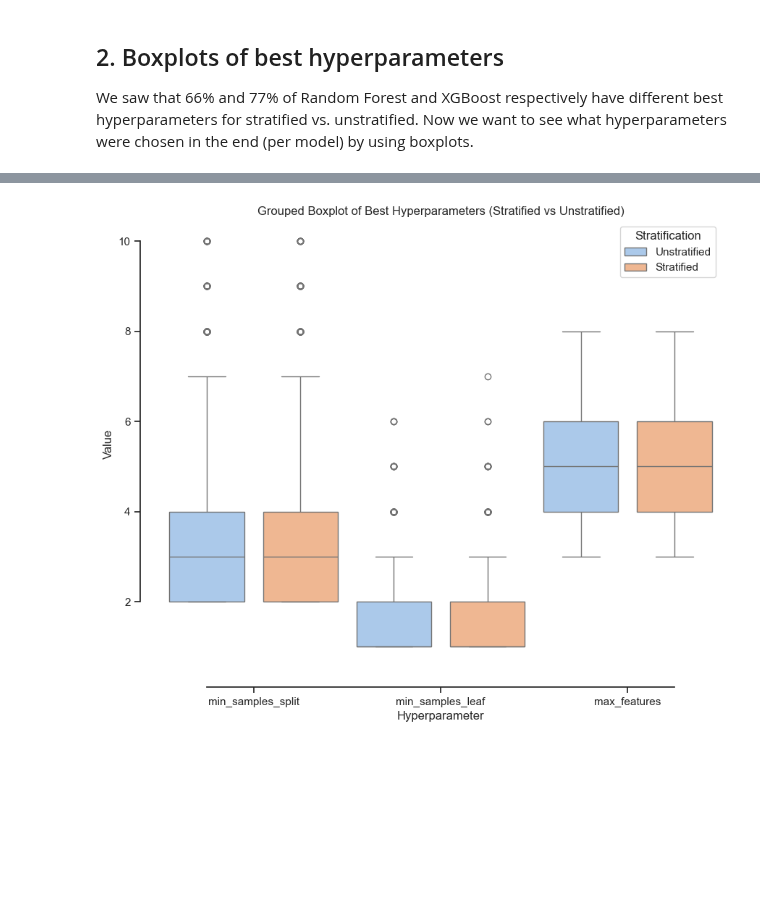
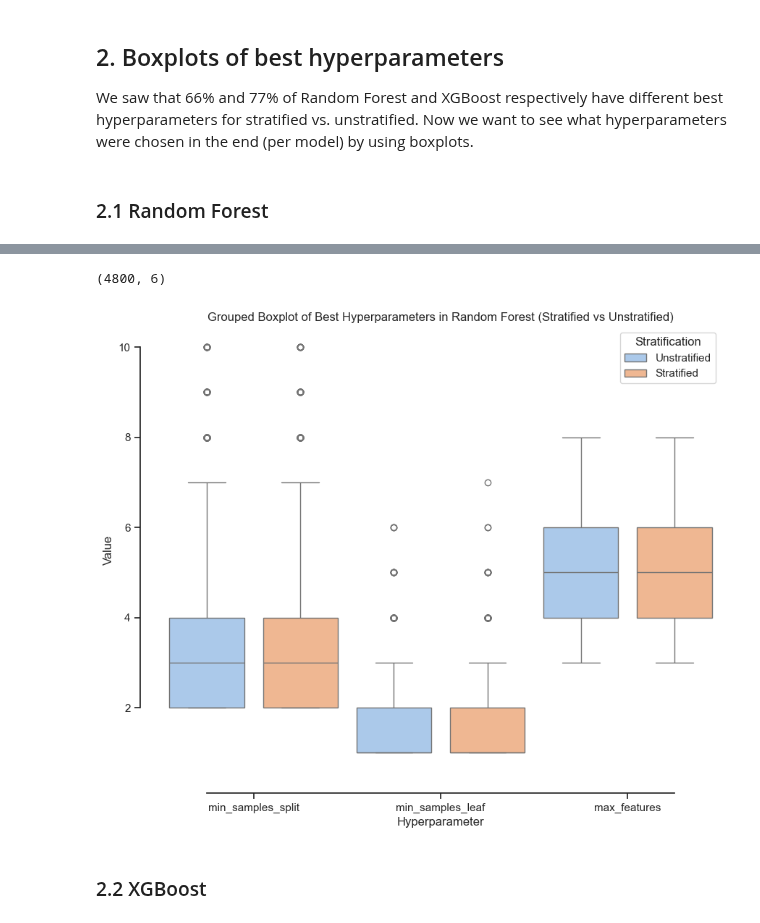
Before and after one commit to annegriddl/slds_stratification, a Jupyter notebook: Simulations/Final_Setup/Evaluation/1_Hyperparameters.ipynb, the cells around one changed output, grey strips where cells are left out. Saved outputs shown, nothing was run; the diff lists cells and outputs as text; code cells hidden in the pictures; blank space fills up the shorter version.

Commit message:
evaluation of hyperparams

```diff
--- a/Simulations/Final_Setup/Evaluation/1_Hyperparameters.ipynb
+++ b/Simulations/Final_Setup/Evaluation/1_Hyperparameters.ipynb
@@ -104,6 +104,8 @@ plt.show()
 ## 2. Boxplots of best hyperparameters
 
 We saw that 66% and 77% of Random Forest and XGBoost respectively have different best hyperparameters for stratified vs. unstratified. Now we want to see what hyperparameters were chosen in the end (per model) by using boxplots.
+# %% [markdown]
+### 2.1 Random Forest
 # %%
 data_rf.columns
 # %% [output]
@@ -131,25 +133,30 @@ data_plot2 = data_rf[['unstratified_best_params_min_samples_split',
                       'stratified_best_params_min_samples_leaf',
                       'unstratified_best_params_max_features',
                       'stratified_best_params_max_features']]
+data_plot2.shape
+# %% [output]
+(4800, 6)
 # %%
 # Melt the dataframe to make it suitable for boxplot
 melted_df = pd.melt(data_plot2, var_name='Hyperparameter', value_name='Value')
 
 
 # Add a column indicating whether it's stratified or unstratified
 melted_df['Stratification'] = ['Unstratified' if 'unstratified' in col else 'Stratified' for col in melted_df['Hyperparameter']]
 
 
 # Create a nested boxplot
 plt.figure(figsize=(10, 8))
 sns.boxplot(x='Hyperparameter', y='Value', hue='Stratification',  data=melted_df)
 sns.despine(offset=20, trim=True)
-plt.title('Grouped Boxplot of Best Hyperparameters (Stratified vs Unstratified)')
+plt.title('Grouped Boxplot of Best Hyperparameters in Random Forest (Stratified vs Unstratified)')
 plt.xlabel('Hyperparameter')
 plt.ylabel('Value')
 plt.xticks([0.5, 2.5, 4.5], ['min_samples_split', 'min_samples_leaf', 'max_features'])
 plt.show()
 
 import seaborn as sns
 # %% [output]
-[figure, old version]
+[figure, new version]
+# %% [markdown]
+### 2.2 XGBoost
```
Also changed, not shown: parts of 6 cells of this notebook.
